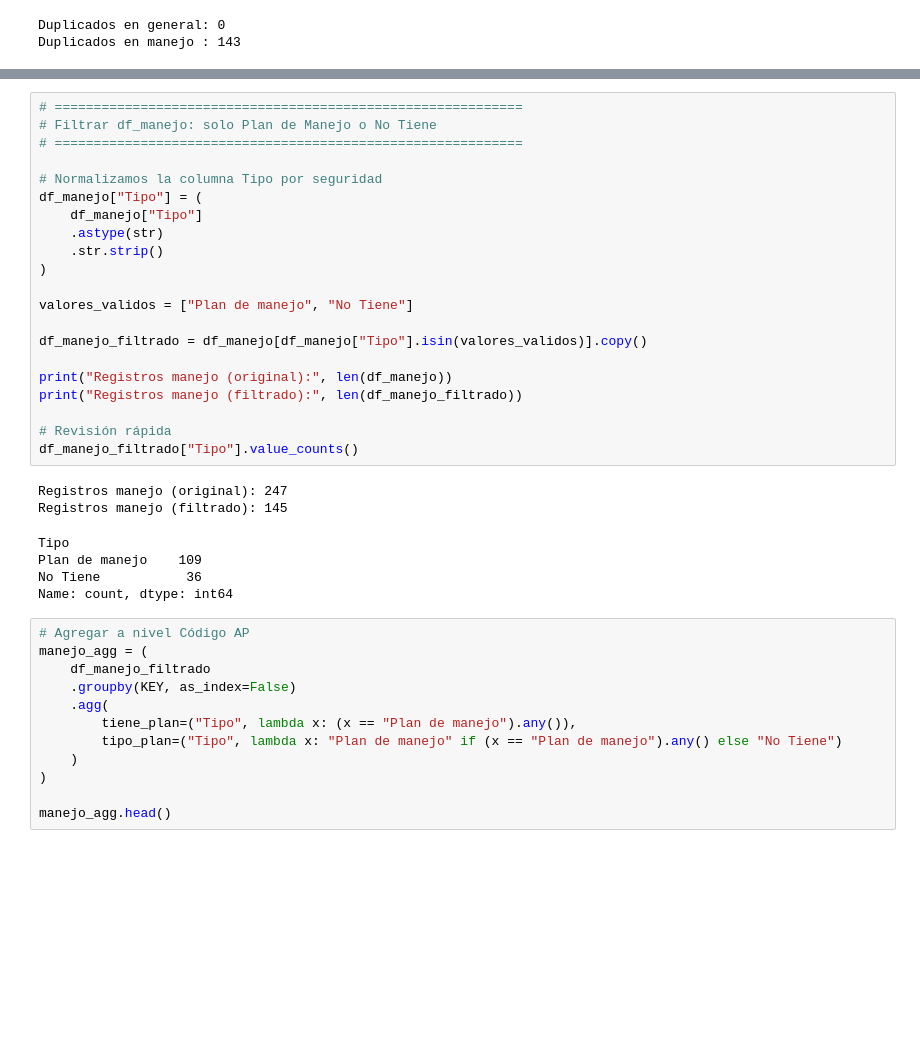
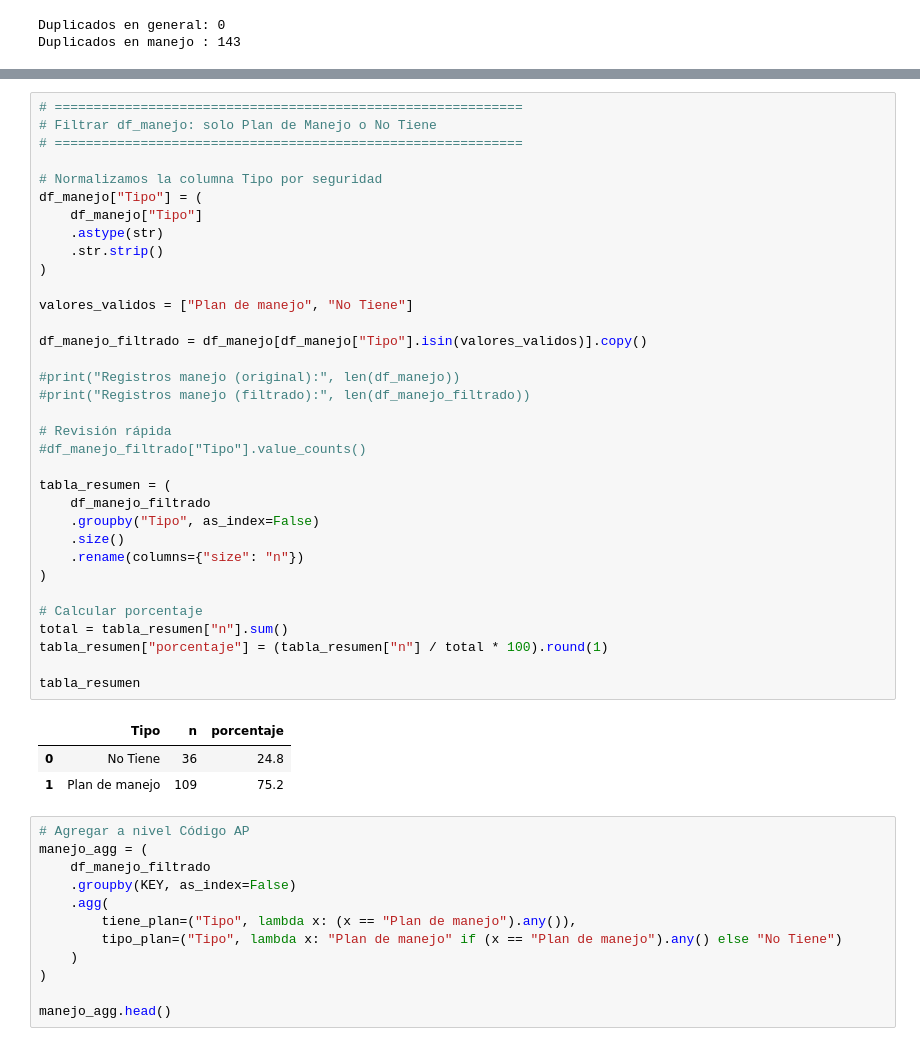
Before and after one commit to IEB-BIODATA/7NR-Indicators, a Jupyter notebook: indicadores/I_2_areas_protegidas_con_planes_de_manejo_y_gestion_efectiva/mn2.ipynb, the cells around one changed output, grey strips where cells are left out. Saved outputs shown, nothing was run; the diff lists cells and outputs as text; blank space fills up the shorter version.

```diff
--- a/indicadores/I_2_areas_protegidas_con_planes_de_manejo_y_gestion_efectiva/mn2.ipynb
+++ b/indicadores/I_2_areas_protegidas_con_planes_de_manejo_y_gestion_efectiva/mn2.ipynb
@@ -140,31 +174,41 @@ Duplicados en manejo : 143
 # %%
 # ============================================================
 # Filtrar df_manejo: solo Plan de Manejo o No Tiene
 # ============================================================
 
 # Normalizamos la columna Tipo por seguridad
 df_manejo["Tipo"] = (
     df_manejo["Tipo"]
     .astype(str)
     .str.strip()
 )
 
 valores_validos = ["Plan de manejo", "No Tiene"]
 
 df_manejo_filtrado = df_manejo[df_manejo["Tipo"].isin(valores_validos)].copy()
 
-print("Registros manejo (original):", len(df_manejo))
-print("Registros manejo (filtrado):", len(df_manejo_filtrado))
+#print("Registros manejo (original):", len(df_manejo))
+#print("Registros manejo (filtrado):", len(df_manejo_filtrado))
 
 # Revisión rápida
-df_manejo_filtrado["Tipo"].value_counts()
+#df_manejo_filtrado["Tipo"].value_counts()
+
+tabla_resumen = (
+    df_manejo_filtrado
+    .groupby("Tipo", as_index=False)
+    .size()
+    .rename(columns={"size": "n"})
+)
+
+# Calcular porcentaje
+total = tabla_resumen["n"].sum()
+tabla_resumen["porcentaje"] = (tabla_resumen["n"] / total * 100).round(1)
+
+tabla_resumen
 # %% [output]
-Registros manejo (original): 247
-Registros manejo (filtrado): 145
-Tipo
-Plan de manejo    109
-No Tiene           36
-Name: count, dtype: int64
+|  | Tipo | n | porcentaje |
+| 0 | No Tiene | 36 | 24.8 |
+| 1 | Plan de manejo | 109 | 75.2 |
 # %%
 # Agregar a nivel Código AP
 manejo_agg = (
```
Also changed, not shown: parts of 7 cells of this notebook, 3 other files.
